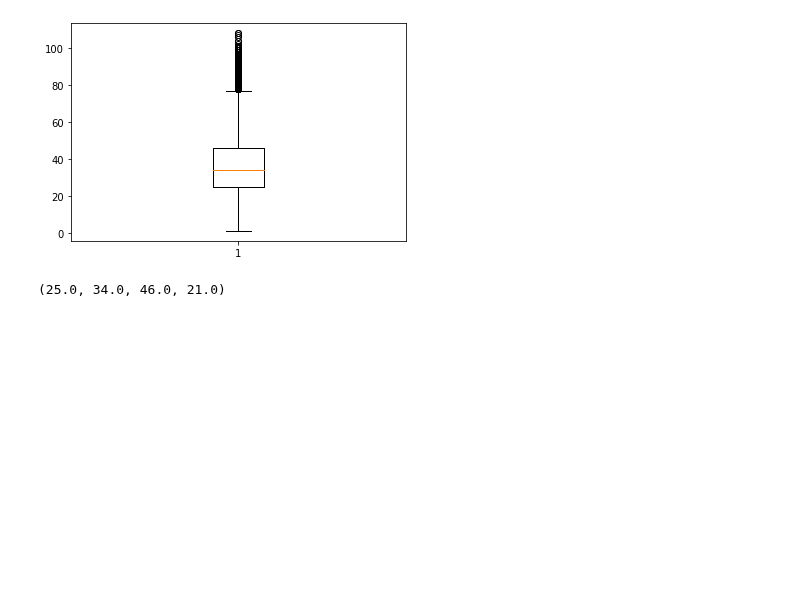
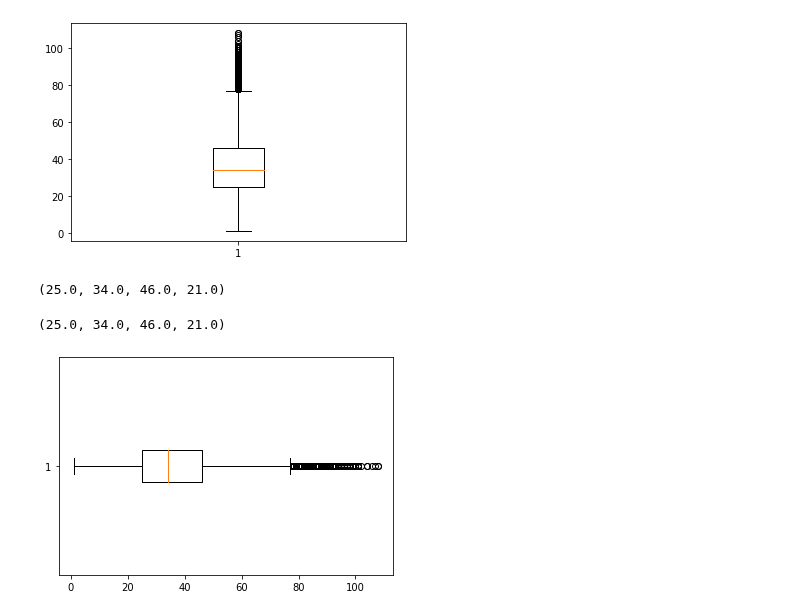
Before and after one commit to Peckkie/DPDM2021, a Jupyter notebook: Data102(Chapter2).ipynb, the cells around one changed output. Drawn from its saved outputs; the diff is of its cells as text; code cells hidden in the pictures; blank space fills up the shorter version.

```diff
--- a/Data102(Chapter2).ipynb
+++ b/Data102(Chapter2).ipynb
@@ -517,3 +517,10 @@ bxp_output = plt.boxplot(data_civid_cases['age'].dropna())
 box_vals(bxp_output, vert = True)
 # %% [output]
 (25.0, 34.0, 46.0, 21.0)
+# %%
+bxp_output = plt.boxplot(data_civid_cases['age'].dropna(),vert=False)
+# checking function
+box_vals(bxp_output, vert = False)
+# %% [output]
+(25.0, 34.0, 46.0, 21.0)
+[figure, added]
```
Also changed, not shown: parts of 1 cell of this notebook.
